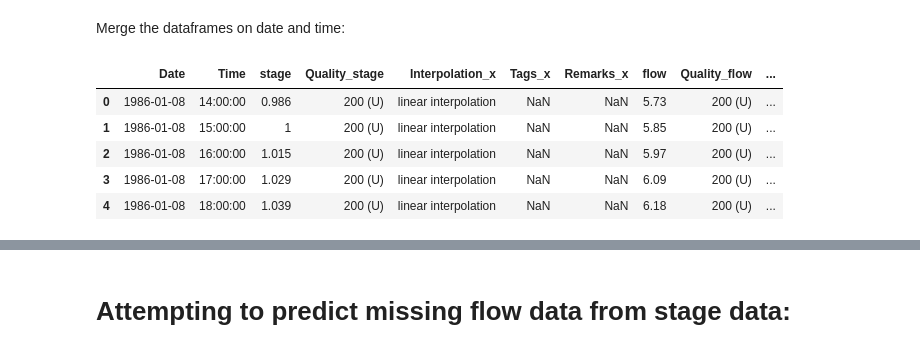
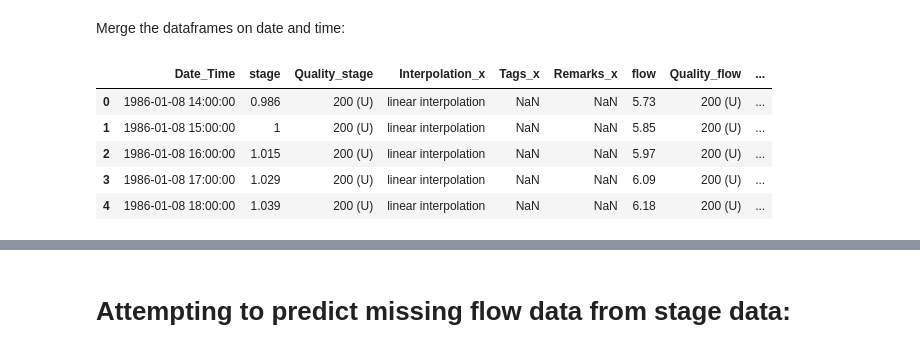
Before and after one commit to ai4er-cdt/flood_risk_shipston, a Jupyter notebook: notebooks/mja/flow_from_stage_data.ipynb, the cells around one changed output, grey strips where cells are left out. Drawn from its saved outputs; the diff is of its cells as text; code cells hidden in the pictures.

```diff
--- a/notebooks/mja/flow_from_stage_data.ipynb
+++ b/notebooks/mja/flow_from_stage_data.ipynb
@@ -28,5 +30,5 @@ Import data into Pandas dataframe
 # %%
 %%time
 flow60 = pd.read_excel('Shipston Wiski data - 60 min.xlsx',
-                      sheet_name = 1)
+                      sheet_name = 1, parse_dates=[['Date', 'Time']])
 # %% [output]
@@ -75,5 +86,5 @@ Import data from Excel spreadsheet into a Pandas dataframe
 # %%
 %%time
 stage60 = pd.read_excel('Shipston Wiski data - 60 min.xlsx',
-                      sheet_name = 2)
+                      sheet_name = 2, parse_dates=[['Date', 'Time']])
 # %% [output]
@@ -153,20 +150,20 @@ rainfall60.head()
 # %% [markdown]
 Merge the dataframes on date and time:
 # %%
-df_flow_and_stage = pd.merge(stage60_filtered, flow60_filtered, on=['Date', 'Time']) #Merge the dataframes
+df_flow_and_stage = pd.merge(stage60_filtered, flow60_filtered, on=['Date_Time']) #Merge the dataframes
 
 df_flow_and_stage = df_flow_and_stage.rename(columns= #Renaming columns for ease of use
                                              {'Quality_x':'Quality_stage',
                                               'Quality_y':'Quality_flow',
                                               'Flow [m³/s]':'flow',
                                               'Stage [m]':'stage'})
 
 df_flow_and_stage.head()
 # %% [output]
-|  | Date | Time | stage | Quality_stage | Interpolation_x | Tags_x | Remarks_x | flow | Quality_flow | ... |
-| 0 | 1986-01-08 | 14:00:00 | 0.986 | 200 (U) | linear interpolation | NaN | NaN | 5.73 | 200 (U) | ... |
-| 1 | 1986-01-08 | 15:00:00 | 1 | 200 (U) | linear interpolation | NaN | NaN | 5.85 | 200 (U) | ... |
-| 2 | 1986-01-08 | 16:00:00 | 1.015 | 200 (U) | linear interpolation | NaN | NaN | 5.97 | 200 (U) | ... |
-| 3 | 1986-01-08 | 17:00:00 | 1.029 | 200 (U) | linear interpolation | NaN | NaN | 6.09 | 200 (U) | ... |
-| 4 | 1986-01-08 | 18:00:00 | 1.039 | 200 (U) | linear interpolation | NaN | NaN | 6.18 | 200 (U) | ... |
+|  | Date_Time | stage | Quality_stage | Interpolation_x | Tags_x | Remarks_x | flow | Quality_flow | ... |
+| 0 | 1986-01-08 14:00:00 | 0.986 | 200 (U) | linear interpolation | NaN | NaN | 5.73 | 200 (U) | ... |
+| 1 | 1986-01-08 15:00:00 | 1 | 200 (U) | linear interpolation | NaN | NaN | 5.85 | 200 (U) | ... |
+| 2 | 1986-01-08 16:00:00 | 1.015 | 200 (U) | linear interpolation | NaN | NaN | 5.97 | 200 (U) | ... |
+| 3 | 1986-01-08 17:00:00 | 1.029 | 200 (U) | linear interpolation | NaN | NaN | 6.09 | 200 (U) | ... |
+| 4 | 1986-01-08 18:00:00 | 1.039 | 200 (U) | linear interpolation | NaN | NaN | 6.18 | 200 (U) | ... |
 # %%
```
Also changed, not shown: parts of 17 cells of this notebook.
